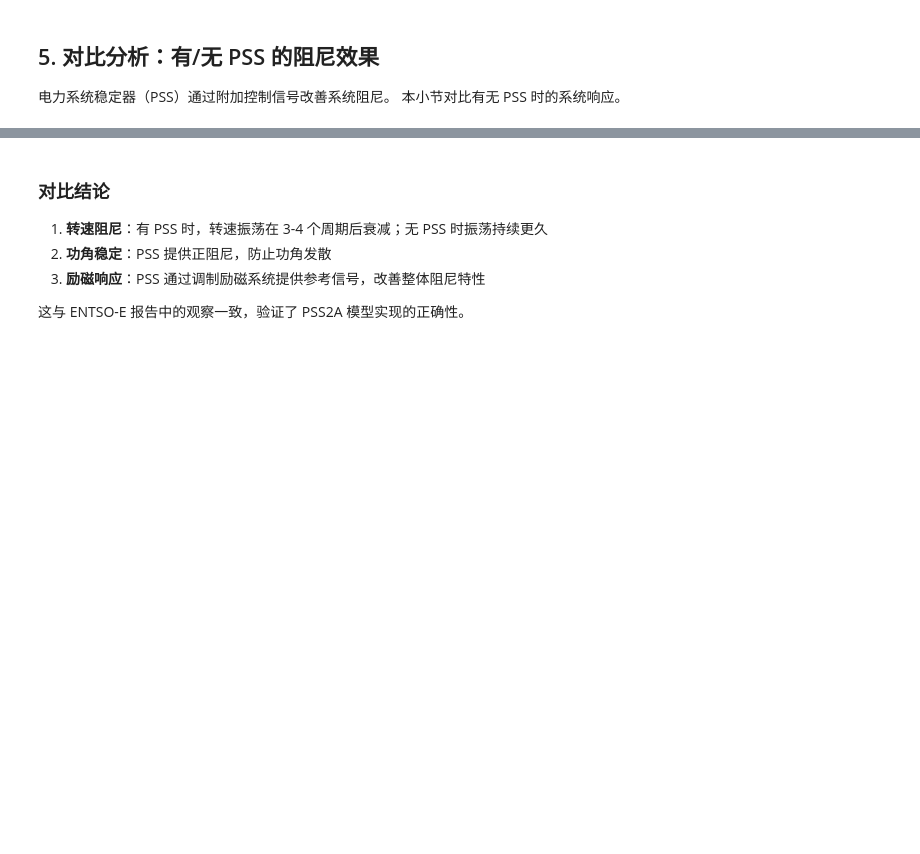
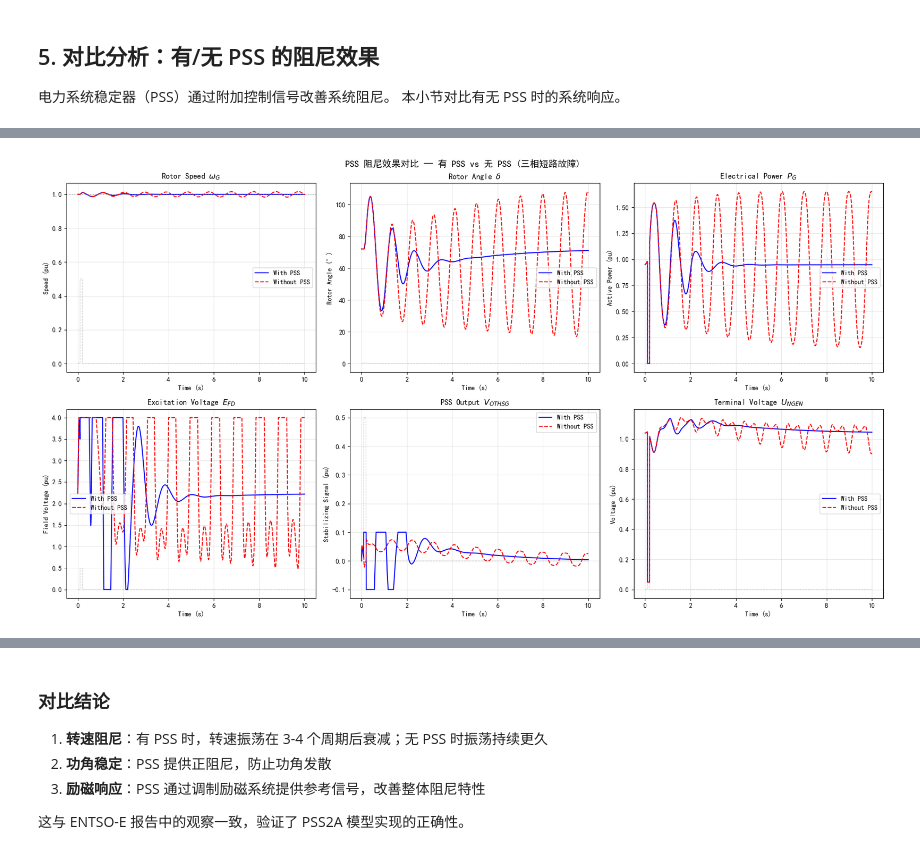
Before and after one commit to psa2ss/psa4teaching, a Jupyter notebook: examples/entsoe_smib_validation.ipynb, the cells around one changed output, grey strips where cells are left out. Cells and saved outputs as stored; diff of their text form; code cells hidden in the pictures; blank space fills up the shorter version.

Commit message:
entsoe tutorial

```diff
--- a/examples/entsoe_smib_validation.ipynb
+++ b/examples/entsoe_smib_validation.ipynb
@@ -216,58 +223,73 @@ results_no_pss = run_test_case_3_three_phase_fault(
     system_no_pss, dt=0.001, t_end=10.0, fault_duration=0.1
 )
 
-# 绘制对比图
-fig, axes = plt.subplots(2, 2, figsize=(12, 8))
-fig.suptitle('PSS 阻尼效果对比 (三相短路故障)', fontsize=14)
+# 绘制对比图（对应 ENTSO-E 报告中有/无 PSS 的对比分析）
+fig, axes = plt.subplots(2, 3, figsize=(18, 10))
+fig.suptitle('PSS 阻尼效果对比 — 有 PSS vs 无 PSS (三相短路故障)', fontsize=14, fontweight='bold')
 
 time = results_with_pss['time']
+fault_line = results_with_pss['fault_active'].astype(float) * 0.5
 
 # 转速对比
 ax = axes[0, 0]
-ax.plot(time, results_with_pss['omega'], 'b-', label='有PSS', linewidth=2)
-ax.plot(time, results_no_pss['omega'], 'r--', label='无PSS', linewidth=2)
-ax.set_xlabel('时间 (s)')
-ax.set_ylabel('ω (p.u.)')
-ax.set_title('转速对比')
-ax.legend()
-ax.grid(True)
+ax.plot(time, results_with_pss['omega'], 'b-', label='With PSS', linewidth=1.5)
+ax.plot(time, results_no_pss['omega'], 'r--', label='Without PSS', linewidth=1.5)
+ax.axhline(y=1.0, color='gray', linestyle=':', alpha=0.5)
+ax.plot(time, fault_line, 'k--', alpha=0.2, lw=0.8)
+ax.set_xlabel('Time (s)'); ax.set_ylabel('Speed (pu)')
+ax.set_title('Rotor Speed $\omega_G$')
+ax.legend(); ax.grid(True, alpha=0.3)
 
 # 功角对比
 ax = axes[0, 1]
-ax.plot(time, np.degrees(results_with_pss['delta']), 'b-', label='有PSS', linewidth=2)
-ax.plot(time, np.degrees(results_no_pss['delta']), 'r--', label='无PSS', linewidth=2)
-ax.set_xlabel('时间 (s)')
-ax.set_ylabel('δ (°)')
-ax.set_title('转子角对比')
-ax.legend()
-ax.grid(True)
+ax.plot(time, results_with_pss['delta'], 'b-', label='With PSS', linewidth=1.5)
+ax.plot(time, results_no_pss['delta'], 'r--', label='Without PSS', linewidth=1.5)
+ax.plot(time, fault_line, 'k--', alpha=0.2, lw=0.8)
+ax.set_xlabel('Time (s)'); ax.set_ylabel('Rotor Angle (°)')
+ax.set_title('Rotor Angle $\delta$')
+ax.legend(); ax.grid(True, alpha=0.3)
 
-# 电磁功率对比（简化计算）
-ax = axes[1, 0]
-P_em_with = results_with_pss['PMECH'] * np.cos(results_with_pss['delta'])
-P_em_no = results_no_pss['PMECH'] * np.cos(results_no_pss['delta'])
-ax.plot(time, P_em_with, 'b-', label='有PSS', linewidth=2)
-ax.plot(time, P_em_no, 'r--', label='无PSS', linewidth=2)
-ax.set_xlabel('时间 (s)')
-ax.set_ylabel('P (p.u.)')
-ax.set_title('电磁功率对比')
-ax.legend()
-ax.grid(True)
+# 电磁功率对比
+ax = axes[0, 2]
+ax.plot(time, results_with_pss['Pe'], 'b-', label='With PSS', linewidth=1.5)
+ax.plot(time, results_no_pss['Pe'], 'r--', label='Without PSS', linewidth=1.5)
+ax.plot(time, fault_line, 'k--', alpha=0.2, lw=0.8)
+ax.set_xlabel('Time (s)'); ax.set_ylabel('Active Power (pu)')
+ax.set_title('Electrical Power $P_G$')
+ax.legend(); ax.grid(True, alpha=0.3)
 
 # 励磁电压对比
+ax = axes[1, 0]
+ax.plot(time, results_with_pss['Efd'], 'b-', label='With PSS', linewidth=1.5)
+ax.plot(time, results_no_pss['Efd'], 'r--', label='Without PSS', linewidth=1.5)
+ax.plot(time, fault_line, 'k--', alpha=0.2, lw=0.8)
+ax.set_xlabel('Time (s)'); ax.set_ylabel('Field Voltage (pu)')
+ax.set_title('Excitation Voltage $E_{FD}$')
+ax.legend(); ax.grid(True, alpha=0.3)
+
+# PSS 输出对比
 ax = axes[1, 1]
-ax.plot(time, results_with_pss['Efd'], 'b-', label='有PSS', linewidth=2)
-ax.plot(time, results_no_pss['Efd'], 'r--', label='无PSS', linewidth=2)
-ax.set_xlabel('时间 (s)')
-ax.set_ylabel('EFD (p.u.)')
-ax.set_title('励磁电压对比')
-ax.legend()
-ax.grid(True)
+ax.plot(time, results_with_pss['V_OTHSG'], 'b-', label='With PSS', linewidth=1.5)
+ax.plot(time, results_no_pss['V_OTHSG'], 'r--', label='Without PSS', linewidth=1.5)
+ax.plot(time, fault_line, 'k--', alpha=0.2, lw=0.8)
+ax.set_xlabel('Time (s)'); ax.set_ylabel('Stabilizing Signal (pu)')
+ax.set_title('PSS Output $V_{OTHSG}$')
+ax.legend(); ax.grid(True, alpha=0.3)
+
+# 端电压对比
+ax = axes[1, 2]
+ax.plot(time, results_with_pss['Vt'], 'b-', label='With PSS', linewidth=1.5)
+ax.plot(time, results_no_pss['Vt'], 'r--', label='Without PSS', linewidth=1.5)
+ax.plot(time, fault_line, 'k--', alpha=0.2, lw=0.8)
+ax.set_xlabel('Time (s)'); ax.set_ylabel('Voltage (pu)')
+ax.set_title('Terminal Voltage $U_{NGEN}$')
+ax.legend(); ax.grid(True, alpha=0.3)
 
 plt.tight_layout()
 plt.show()
 
-print("\n观察：有 PSS 时系统振荡更快衰减，阻尼明显增强。")
+print("\n观察：有 PSS 时系统振荡更快衰减（~3-4 周期），无 PSS 时振荡持续更久。")
+print("PSS 通过 V_OTHSG 信号调制励磁系统，为转子振荡提供正阻尼。")
 # %% [output]
 对比分析: 有/无 PSS 的阻尼效果
 ============================================================
@@ -277 +301,2 @@ print("\n观察：有 PSS 时系统振荡更快衰减，阻尼明显增强。")
   仿真完成: 10000 步
+[figure, new version]
```
Also changed, not shown: parts of 11 cells of this notebook, 2 other files.
